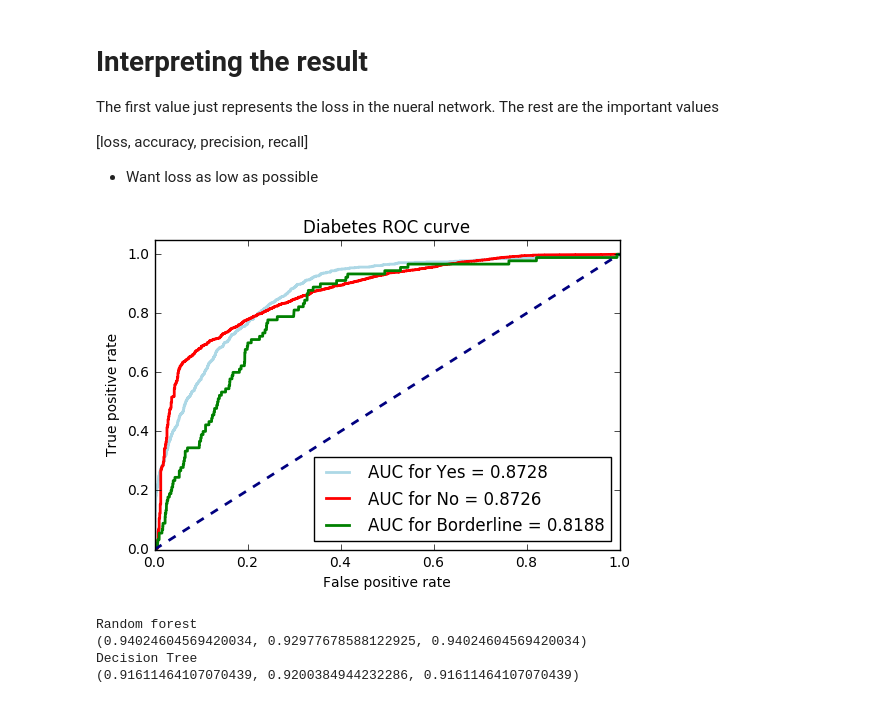
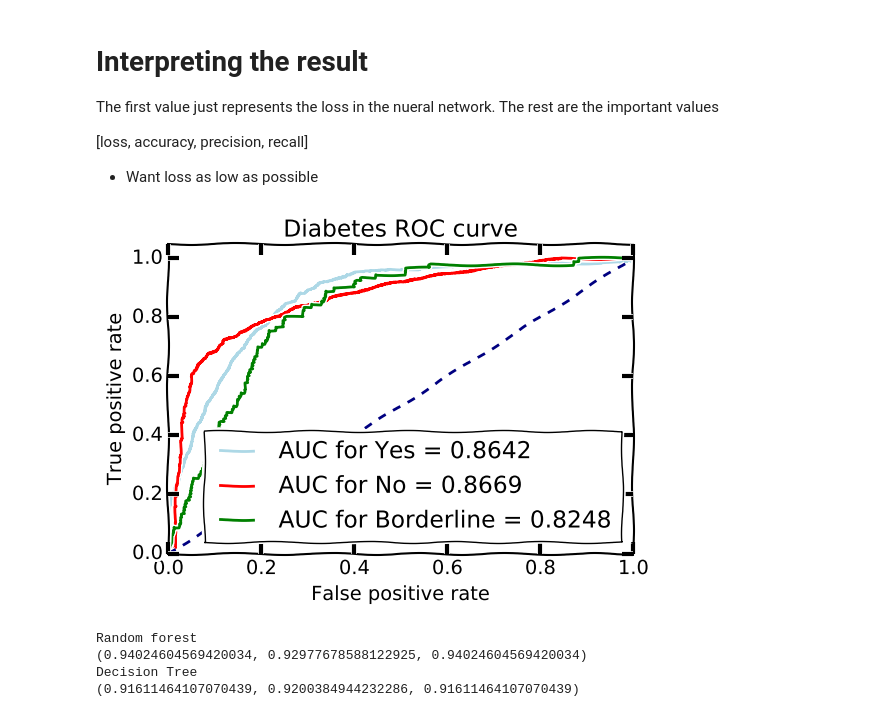
Before and after one commit to SpokenBanana/BinetflowTrainer, a Jupyter notebook: Diabetes_Model.ipynb, the cells around one changed output. Saved outputs shown, nothing was run; the diff lists cells and outputs as text; code cells hidden in the pictures.

Commit message:
Revamped graphs

```diff
--- a/Diabetes_Model.ipynb
+++ b/Diabetes_Model.ipynb
@@ -87,34 +86,35 @@ def plot_roc_curve(feat_train, feat_test, label_train, label_test):
                   verbose=False)
     y_score = classifier.predict_proba(feat_test, batch_size=32, verbose=0)
     label_test = np.array(label_test)
     fpr = {}
     tpr = {}
     roc_auc = {}
     for i in range(3):
         fpr[i], tpr[i], _ = roc_curve(label_test[:, i], y_score[:, i])
         roc_auc[i] = auc(fpr[i], tpr[i])
 
+    plt.xkcd()
     # Plotting
     plt.figure()
     lw = 2
     colors = ['lightblue', 'red', 'green']
     lab = ['Yes', 'No', 'Borderline']
     for i in range(3):
         plt.plot(fpr[i], tpr[i], color=colors[i], lw=lw,
                  label='AUC for {0} = {1:.4f}'.format(lab[i], roc_auc[i]))
     plt.plot([0, 1], [0, 1], color='navy', lw=lw, linestyle='--')
     plt.xlim([0.0, 1.0])
     plt.ylim([0.0, 1.05])
     plt.xlabel('False positive rate')
     plt.ylabel('True positive rate')
     plt.title("Diabetes ROC curve")
     plt.legend(loc='lower right')
     plt.show()
 
 
 plot_roc_curve(feat_train, feat_test, label_train, label_test)
 # %% [output]
-[figure, old version]
+[figure, new version]
 # %%
 from sklearn import tree
 from sklearn.ensemble import RandomForestClassifier
```
Also changed, not shown: parts of 2 cells of this notebook.
